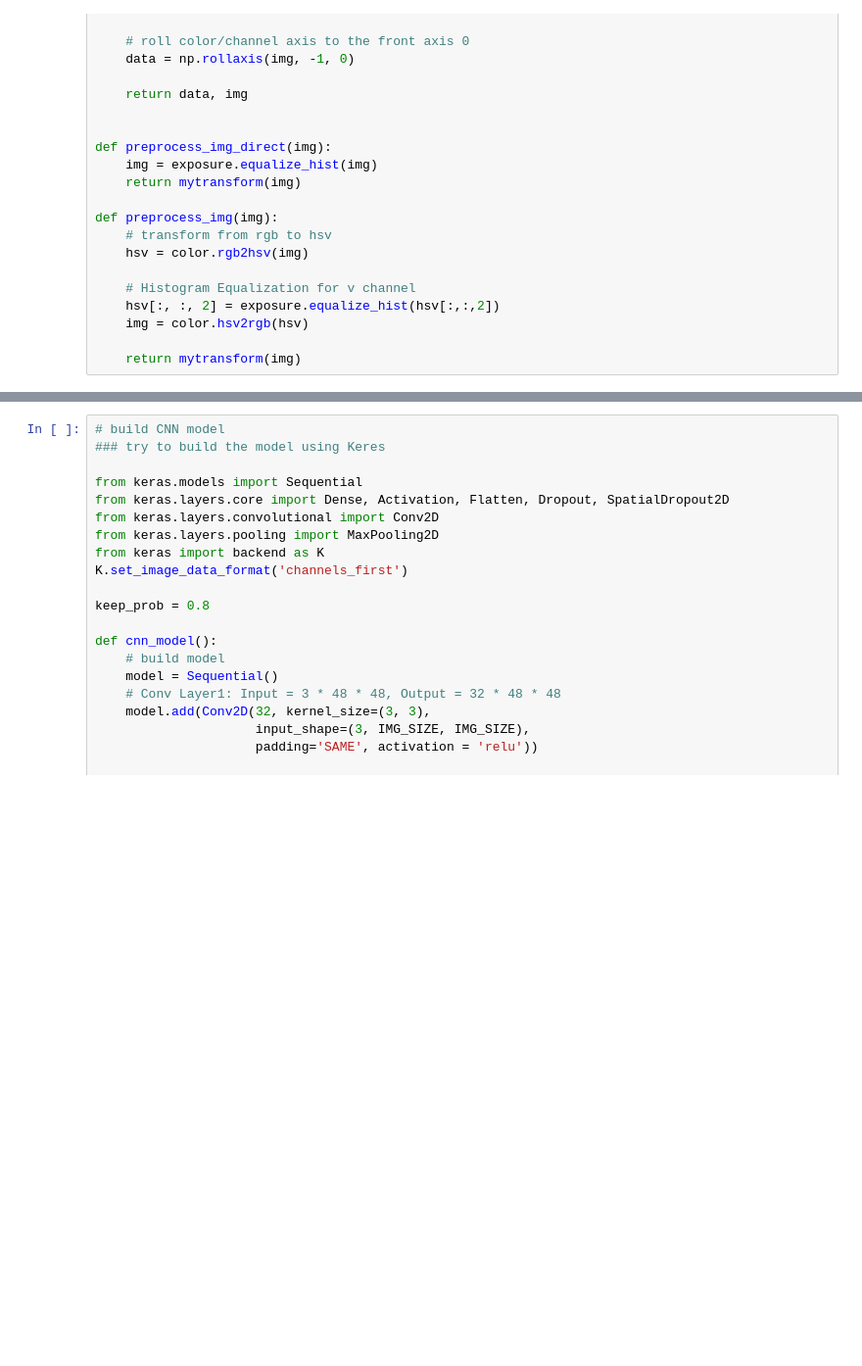
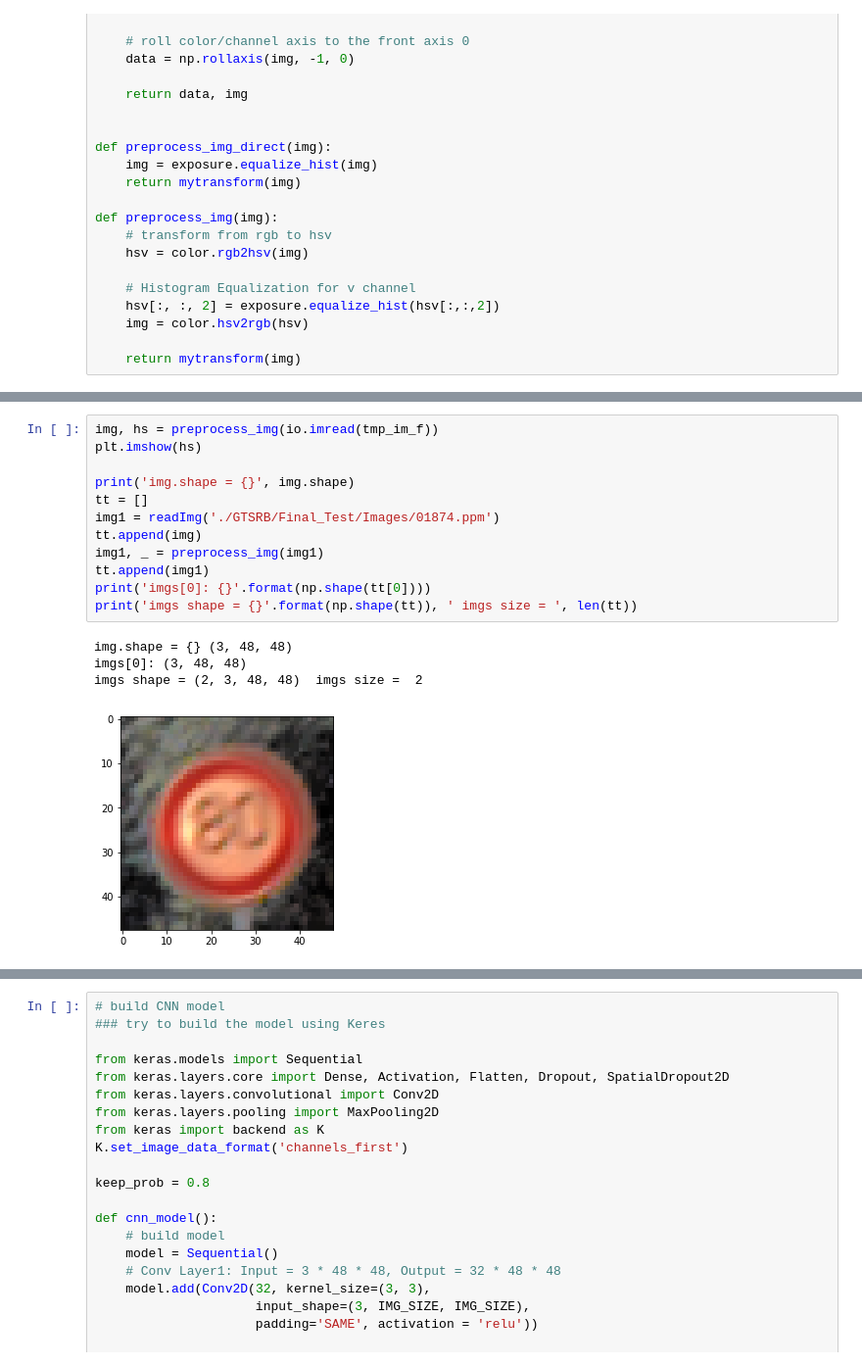
Before and after one commit to rising-turtle/SelfDriving, a Jupyter notebook: CarND-Traffic-Sign-Classifier-Project/Keras_example.ipynb, the cells around one changed output, grey strips where cells are left out. Shown at 98% size. Drawn from its saved outputs; the diff is of its cells as text; blank space fills up the shorter version.

```diff
--- a/CarND-Traffic-Sign-Classifier-Project/Keras_example.ipynb
+++ b/CarND-Traffic-Sign-Classifier-Project/Keras_example.ipynb
@@ -75,0 +79,17 @@ plt.imshow(hs2)
+# %%
+img, hs = preprocess_img(io.imread(tmp_im_f))
+plt.imshow(hs)
+
+print('img.shape = {}', img.shape)
+tt = []
+img1 = readImg('./GTSRB/Final_Test/Images/01874.ppm')
+tt.append(img)
+img1, _ = preprocess_img(img1)
+tt.append(img1)
+print('imgs[0]: {}'.format(np.shape(tt[0])))
+print('imgs shape = {}'.format(np.shape(tt)), ' imgs size = ', len(tt))
+# %% [output]
+img.shape = {} (3, 48, 48)
+imgs[0]: (3, 48, 48)
+imgs shape = (2, 3, 48, 48)  imgs size =  2
+[figure, added]
```
Also changed, not shown: parts of 7 cells of this notebook, 1 other file.
